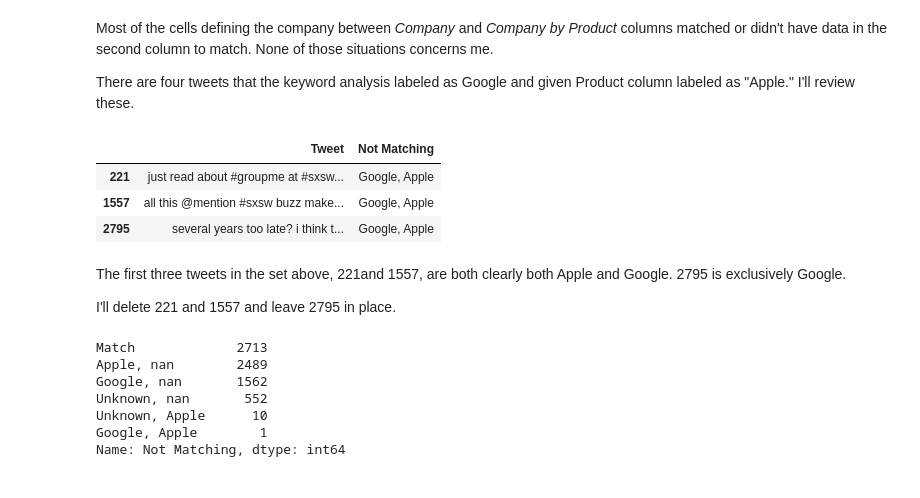
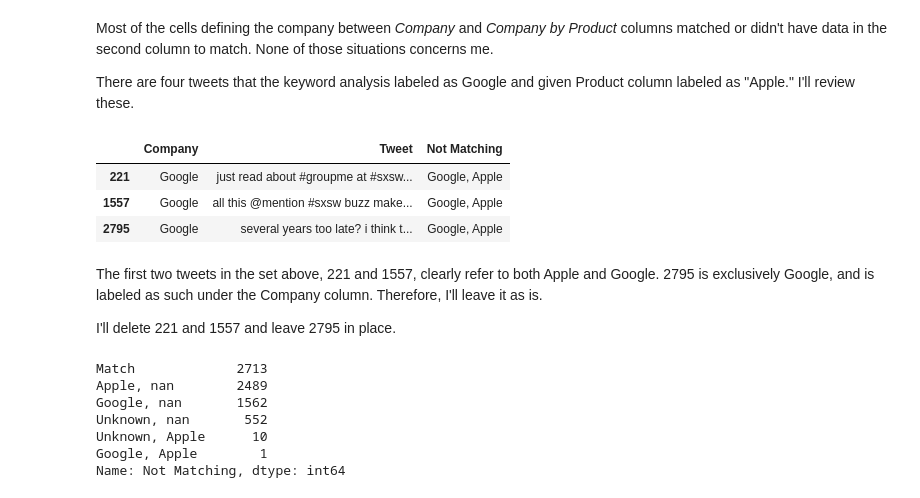
Before and after one commit to FunkyTable/Project-4-Advanced-Machine-Learning, a Jupyter notebook: student.ipynb, the cells around one changed output. Cells and saved outputs as stored; diff of their text form; code cells hidden in the pictures.

```diff
--- a/student.ipynb
+++ b/student.ipynb
@@ -850,14 +842,14 @@ Most of the cells defining the company between *Company* and *Company by Product
 There are four tweets that the keyword analysis labeled as Google and given Product column labeled as "Apple." I'll review these.
 # %%
 pd.options.display.max_colwidth = 1000
-df.loc[(df['Not Matching'] == 'Google, Apple'), ['Tweet', 'Not Matching']]
+df.loc[(df['Not Matching'] == 'Google, Apple'), ['Company','Tweet', 'Not Matching']]
 # %% [output]
-|  | Tweet | Not Matching |
-| 221 | just read about #groupme at #sxsw... | Google, Apple |
-| 1557 | all this @mention #sxsw buzz make... | Google, Apple |
-| 2795 | several years too late? i think t... | Google, Apple |
+|  | Company | Tweet | Not Matching |
+| 221 | Google | just read about #groupme at #sxsw... | Google, Apple |
+| 1557 | Google | all this @mention #sxsw buzz make... | Google, Apple |
+| 2795 | Google | several years too late? i think t... | Google, Apple |
 # %% [markdown]
-The first three tweets in the set above, 221and 1557, are both clearly both Apple and Google. 2795 is exclusively Google.
+The first two tweets in the set above, 221 and 1557, clearly refer to both Apple and Google. 2795 is exclusively Google, and is labeled as such under the Company column. Therefore, I'll leave it as is.
 
 I'll delete 221 and 1557 and leave 2795 in place.
 # %%
```
Also changed, not shown: parts of 111 cells of this notebook.
